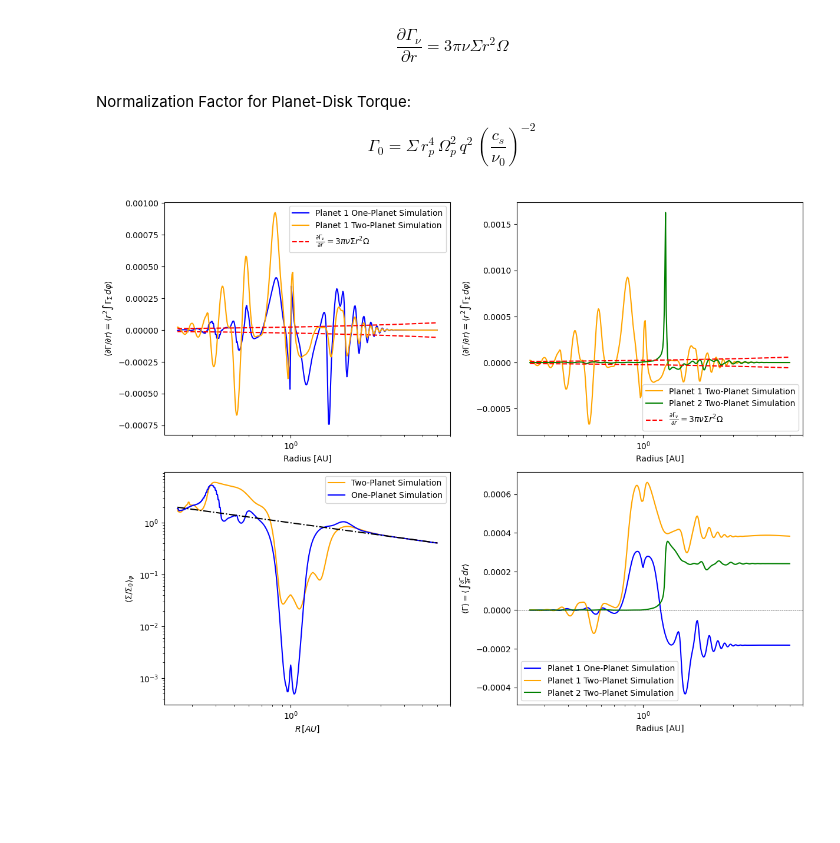
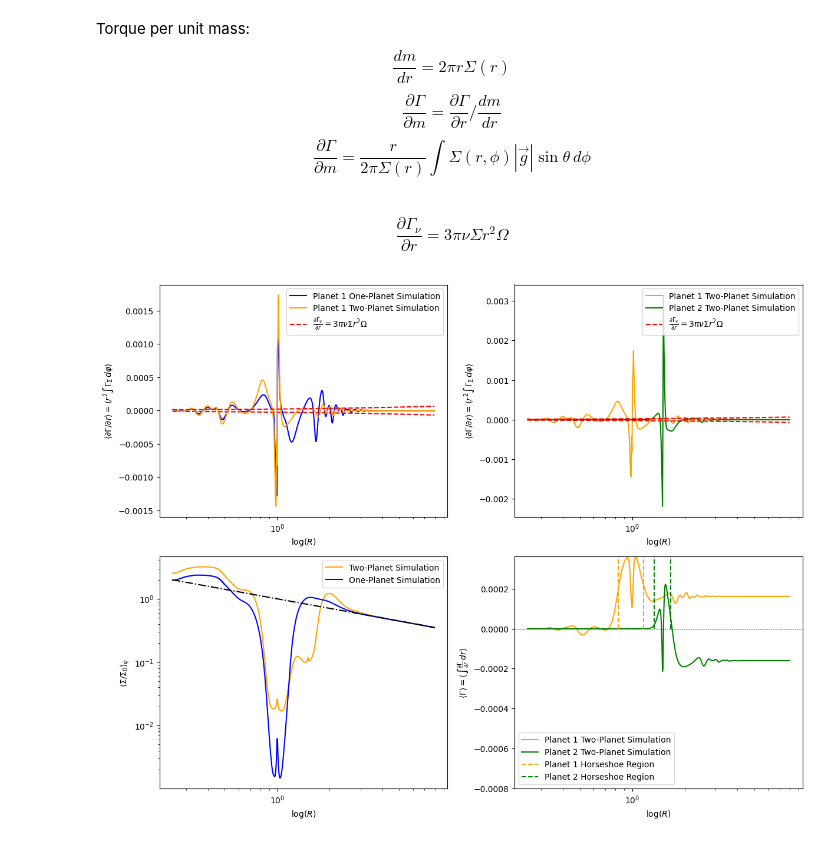
Before and after one commit to SudatKhan/athena_simulations, a Jupyter notebook: resonance_torque.ipynb, the cells around one changed output. Cells and saved outputs as stored; diff of their text form; code cells hidden in the pictures; blank space fills up the shorter version.

```diff
--- a/resonance_torque.ipynb
+++ b/resonance_torque.ipynb
@@ -145,2 +185,7 @@ $$\frac{\partial \Gamma}{\partial r} = r^2 \int \Sigma (r, \phi) |\vec{g}| \sin\
 $$\Gamma = \int \frac{\partial \Gamma}{\partial r} \, dr$$
+# %% [markdown]
+Torque per unit mass:
+$$\frac{dm}{dr} = 2 \pi r \Sigma(r)$$
+$$\frac{\partial \Gamma}{\partial m} = \frac{\partial \Gamma}{\partial r} / \frac{dm}{dr}$$
+$$\frac{\partial \Gamma}{\partial m} = \frac{r}{2 \pi \Sigma(r)} \int \Sigma (r, \phi) |\vec{g}| \sin\theta \, d\phi $$
 # %%
@@ -208,8 +258,8 @@ r_torque_avg_p1 = sum_r_torque/len(range(600,800,5))
 # %%
 '''Planet 2'''
 sum_r_torque = 0
-for i in range(600,800,5):
-    data = athena_read.athdf(f'/home/sudat/cca/seawulf_3:2/disk.out1.00{i}.athdf')
+for i in range(600,800,1):
+    data = athena_read.athdf(f'/home/sudat/cca/fixed/jupiter-saturn/a1d5/disk.out1.00{i}.athdf')
     dens = data.get('dens')[0]
     r = data.get('x1v')
     phi = data.get('x2v')
@@ -222,13 +272,15 @@ for i in range(600,800,5):
     d_phi = d_phi[1:] - d_phi[:-1]
     d_r = d_r[1:] - d_r[:-1]
 
-    g_mag = initial(r, phi, time2, np.cbrt(2.25), 0.000285716656)[0]
-    sine_term = initial(r, phi, time2, np.cbrt(2.25), 0.000285716656)[1]
+    g_mag = initial(r, phi, time2, p_r2, 0.000285716656,0.000954588)[0]
+    sine_term = initial(r, phi, time2, p_r2, 0.000285716656,0.000954588)[1]
     #d = initial(r, phi, time2, 1.5, 0.000954588)[2]
     #dens[d<0.5*initial(r, phi, time2, 1.5, 0.000954588)[3]] = 0
     sum_r_torque += r**2*np.sum(dens * g_mag * sine_term * d_phi, axis=0)
+    sum_r_torque_dm += (r / (2 * np.pi * np.average(dens, axis=0))) * np.sum(dens * g_mag * sine_term * d_phi, axis=0)
 
-r_torque_avg_p2 = sum_r_torque / len(range(600,800,5))
+r_torque_avg_p2 = sum_r_torque / len(range(600,800,1))
+r_torque_dmp2 = sum_r_torque_dm/len(range(600,800,1))
 # %% [markdown]
 $$\frac{\partial \Gamma_{\nu}}{\partial r} = 3 \pi \nu \Sigma r^2 \Omega$$
 # %%
@@ -239,18 +291,18 @@ density_initial = (r)**(-1/2)
 viscous_torque = 3 * np.pi * nu * density_initial * r**2 * keplerian_vel
 # %%
 sum_dens_onesim = 0
-for i in range(600,800,5):
-    data = athena_read.athdf(f'/home/sudat/cca/single/disk.out1.00{i}.athdf')
+for i in range(600,800,1):
+    data = athena_read.athdf(f'/home/sudat/cca/fixed/single_fixed/disk.out1.00{i}.athdf')
     density = data.get('dens')[0]
-    #d = initial(data.get('x1v'), data.get('x2v')[:,None], data.get('Time'), 1.0, 0.000954588)[2]
-    #density[d < 0.45 * initial(data.get('x1v'), data.get('x2v')[:,None], data.get('Time'), 1.0, 0.000954588)[3]] = 0.25
+    #d = initial(data.get('x1v'), data.get('x2v')[:,None], data.get('Time'), 1.0, 0.000954588, 0.000954588)[2]
+    #density[d < 0.45 * initial(data.get('x1v'), data.get('x2v')[:,None], data.get('Time'), 1.0, 0.000954588,0.000954588)[3]] = 0
     sum_dens_onesim += density
 
-sum_dens_avg_onesim = sum_dens_onesim/len(range(600,800,5))
+sum_dens_avg_onesim = sum_dens_onesim/len(range(600,800,1))
 # %%
 sum_dens = 0
-for i in range(600,800,5):
-    data = athena_read.athdf(f'/home/sudat/cca/seawulf_3:2/disk.out1.00{i}.athdf')
+for i in range(600,800,1):
+    data = athena_read.athdf(f'/home/sudat/cca/fixed/jupiter-saturn/a1d5/disk.out1.00{i}.athdf')
     density = data.get('dens')[0]
     #d = initial(data.get('x1v'), data.get('x2v')[:,None], data.get('Time'), 1.5, 0.000954588)[2]
     #density[d < 1.0 * initial(data.get('x1v'), data.get('x2v')[:,None], data.get('Time'), 1.5, 0.000954588)[3]] = 0.004
@@ -258,7 +310,4 @@ for i in range(600,800,5):
     #density[d < 1.0 * initial(data.get('x1v'), data.get('x2v')[:,None], data.get('Time'), 1.0, 0.000954588)[3]] = 0.004
     sum_dens += density
 
-sum_dens_avg = sum_dens/len(range(600,800,5))
+sum_dens_avg = sum_dens/len(range(600,800,1))
-# %% [markdown]
-Normalization Factor for Planet-Disk Torque:
-$$\Gamma_{0} = \Sigma \,r_{p}^4 \,\Omega_{p}^2 \,q^2 \,(\frac{c_{s}}{\nu_{0}})^{-2} $$
@@ -279,7 +319,7 @@ plt.plot(rp1, (r_torque_avgp1), label= 'Planet 1 One-Planet Simulation', color='
 plt.plot(r, -1*(viscous_torque), color='red', linestyle='dashed', linewidth=1.5)
 plt.plot(r, (r_torque_avg_p1), label='Planet 1 Two-Planet Simulation', color='orange')
 plt.plot(r, (viscous_torque), color='red', label = r'$\frac{\partial \Gamma_\nu}{\partial r} = 3 \pi \nu \Sigma r^2 \Omega$', linestyle='dashed', linewidth=1.5)
-plt.xlabel('Radius [AU]')
+plt.xlabel(r'log($R$)')
 plt.xscale('log')
 
 plt.ylabel(r'$\langle {\partial \Gamma} / {\partial r} \rangle = \langle r^2 \int \Gamma_{\Sigma} \, d\varphi \rangle$')
@@ -289,36 +329,41 @@ plt.subplot(222)
 plt.plot(r, (r_torque_avg_p1), label='Planet 1 Two-Planet Simulation', color='orange')
 plt.plot(r, (r_torque_avg_p2), label= 'Planet 2 Two-Planet Simulation', color='green')
 plt.plot(r, (viscous_torque), color='red', label = r'$\frac{\partial \Gamma_\nu}{\partial r} = 3 \pi \nu \Sigma r^2 \Omega$', linestyle='dashed', linewidth=1.5)
 plt.plot(r, -1*(viscous_torque), color='red', linestyle='dashed', linewidth=1.5)
-plt.xlabel('Radius [AU]')
+plt.xlabel(r'log($R$)')
 plt.xscale('log')
 
 plt.ylabel(r'$\langle {\partial \Gamma} / {\partial r} \rangle = \langle r^2 \int \Gamma_{\Sigma} \, d\varphi \rangle$')
 plt.legend()
 
 plt.subplot(223)
 plt.plot(r, np.average(sum_dens_avg, axis = 0), label = 'Two-Planet Simulation', color='orange')
 plt.plot(rp1, np.average(sum_dens_avg_onesim, axis = 0), label= 'One-Planet Simulation', color='blue')
 plt.plot(r, (r)**(-1/2), linestyle= '-.', c='black')
 #plt.text(5, 0.335, r'$\Sigma = \Sigma_0 (\frac{r}{r_p})^{- 0.5}$')
 plt.yscale('log')
 plt.xscale('log')
 plt.ylabel(r'$\langle {\Sigma}/{\Sigma_{0}}\rangle_{\varphi}$')
-plt.xlabel(r'$R \,[AU]$')
+plt.xlabel(r'log($R$)')
 
 plt.legend()
 
 plt.subplot(224)
-plt.plot(rp1, 2*np.pi*(np.cumsum(r_torque_avgp1 * d_rp1)), label='Planet 1 One-Planet Simulation', color='blue')
+#plt.plot(rp1, 2*np.pi*(np.cumsum(r_torque_avgp1 * d_rp1)), label='Planet 1 One-Planet Simulation', color='blue')
 plt.plot(r, 2*np.pi*(np.cumsum(r_torque_avg_p1 * d_r)), label='Planet 1 Two-Planet Simulation', color='orange')
 plt.plot(r, 2*np.pi*(np.cumsum(r_torque_avg_p2* d_r)), label='Planet 2 Two-Planet Simulation', color='green')
 plt.axhline(y=0, linestyle='dashed', color='black', linewidth=0.5)
 plt.ylabel(r'$\langle \Gamma \rangle = \langle \int \frac{\partial \Gamma}{\partial r} \, dr \rangle$')
-plt.xlabel('Radius [AU]')
+plt.xlabel(r'log($R$)')
 plt.xscale('log')
+plt.ylim(-0.0008,np.max(2*np.pi*(np.cumsum(r_torque_avg_p1 * d_r))))
+plt.vlines(p_r1 - horseshoe(p_r1,0)[0],0,np.max(2*np.pi*(np.cumsum(r_torque_avg_p1 * d_r))), linestyle='dashed', color='orange', label= "Planet 1 Horseshoe Region")
+plt.vlines(p_r1 + horseshoe(p_r1,0)[0] - 0.005,0,np.max(2*np.pi*(np.cumsum(r_torque_avg_p1 * d_r))), linestyle='dashed',color='orange')
+plt.vlines(p_r2 - horseshoe(0, p_r2)[1], 0,np.max(2*np.pi*(np.cumsum(r_torque_avg_p1 * d_r))), linestyle='dashed',color='green',label="Planet 2 Horseshoe Region")
+plt.vlines(p_r2 + horseshoe(0, p_r2)[1],0,np.max(2*np.pi*(np.cumsum(r_torque_avg_p1 * d_r))), linestyle='dashed',color='green')
 
-plt.legend()
+plt.legend(loc='lower left')
 
 plt.tight_layout()
 # %% [output]
-[figure, old version]
+[figure, new version]
```
Also changed, not shown: parts of 22 cells of this notebook.
